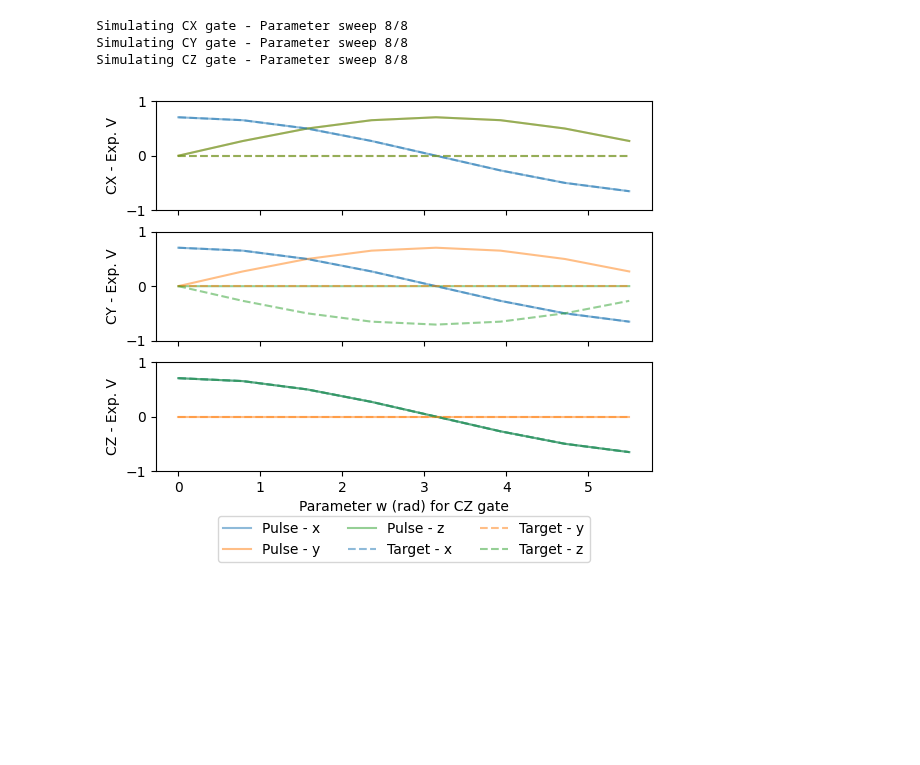
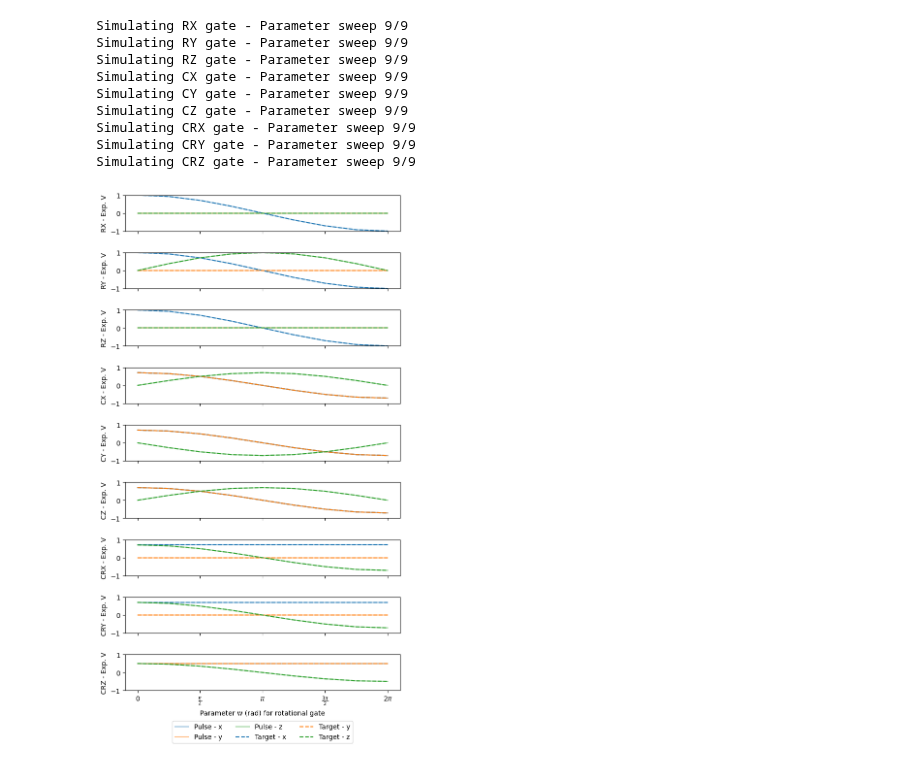
Before and after one commit to cirKITers/qml-essentials, a Jupyter notebook: docs/pulses.ipynb, the cells around one changed output. Saved outputs shown, nothing was run; the diff lists cells and outputs as text; code cells hidden in the pictures; blank space fills up the shorter version.

```diff
--- a/docs/pulses.ipynb
+++ b/docs/pulses.ipynb
@@ -235,9 +256,15 @@ import jax
 from jax import numpy as jnp
 jax.config.update("jax_enable_x64", True)
 
-gates = ["CX", "CY", "CZ"]
+gates = ["RX", "RY", "RZ", "CX", "CY", "CZ", "CRX", "CRY", "CRZ"]
 
+# read-back optimized pulse parameters if necessary
 # PulseInformation.update_params("../qml_essentials/qoc_results.csv")
+
+# parameters sweeping
+start = 0
+stop = 2 * jnp.pi
+inc = (2 * jnp.pi) / n_samples
 
 results = {}
 for gate in gates:
@@ -249,9 +276,9 @@ for gate in gates:
 
     results[gate] = {"pulse": {"x": [], "y": [], "z": []}, "target": {"x": [], "y": [], "z": []}}
 
-    ws = jnp.arange(0, 2 * jnp.pi, (2 * jnp.pi) / n_samples)
+    ws = jnp.arange(start, stop+inc, inc)
     for i, w in enumerate(ws):
-        print(f"\rSimulating {gate} gate - Parameter sweep {i+1}/{n_samples}", end="")
+        print(f"\rSimulating {gate} gate - Parameter sweep {i+1}/{n_samples+1}", end="")
 
         res = pulse_qnode(w, PulseInformation.gate_by_name(gate).params)
         results[gate]["pulse"]["x"].append(res[0].item())
@@ -265,31 +292,47 @@ for gate in gates:
 
     print("")
 # %% [output]
-Simulating CX gate - Parameter sweep 8/8
-Simulating CY gate - Parameter sweep 8/8
-Simulating CZ gate - Parameter sweep 8/8
+Simulating RX gate - Parameter sweep 9/9
+Simulating RY gate - Parameter sweep 9/9
+Simulating RZ gate - Parameter sweep 9/9
+Simulating CX gate - Parameter sweep 9/9
+Simulating CY gate - Parameter sweep 9/9
+Simulating CZ gate - Parameter sweep 9/9
+Simulating CRX gate - Parameter sweep 9/9
+Simulating CRY gate - Parameter sweep 9/9
+Simulating CRZ gate - Parameter sweep 9/9
 # %%
+import numpy as np
+
 fig, axs = plt.subplots(len(gates), 1)
+# increase vertical size proportional to number of subplots
+w, h = fig.get_size_inches()
+fig.set_size_inches(w, max(h, len(gates) * 1.2))
+plt.tight_layout()
 
 for i, gate in enumerate(gates):
     colors = iter(["C0", "C1", "C2"])
     for basis, expval in results[gate]["pulse"].items():
         axs[i].plot(ws, expval, linestyle="-", label=f"Pulse - {basis}", color=next(colors), alpha=0.5)
 
     colors = iter(["C0", "C1", "C2"])
     for basis, expval in results[gate]["target"].items():
-        axs[i].plot(ws, expval, linestyle="--", label=f"Target - {basis}", color=next(colors), alpha=0.5)
+        axs[i].plot(ws, expval, linestyle="--", label=f"Target - {basis}", color=next(colors), alpha=1)
 
     axs[i].set_ylabel(f"{gate} - Exp. V")
     axs[i].set_ylim(-1.0, 1.0)
 
+    xticks = np.arange(0, 2 * np.pi + 0.1, np.pi / 2)
+    xtick_labels = [r"$0$", r"$\frac{\pi}{2}$", r"$\pi$", r"$\frac{3\pi}{2}$", r"$2\pi$"]
+    axs[i].set_xticks(xticks)
+    axs[i].set_xticklabels(xtick_labels)
     if i == len(gates) - 1:
-        axs[i].set_xlabel(f"Parameter w (rad) for {gate} gate")
-        axs[i].legend(loc='upper center', bbox_to_anchor=(0.5, -0.35),
+        axs[i].set_xlabel(f"Parameter w (rad) for rotational gate")
+        axs[i].legend(loc='upper center', bbox_to_anchor=(0.5, -0.75),
             fancybox=True, shadow=False, ncol=3)
     else:
         axs[i].set_xticklabels([])
 
 plt.show()
 # %% [output]
-[figure, old version]
+[figure, new version]
```
Also changed, not shown: parts of 2 cells of this notebook.
